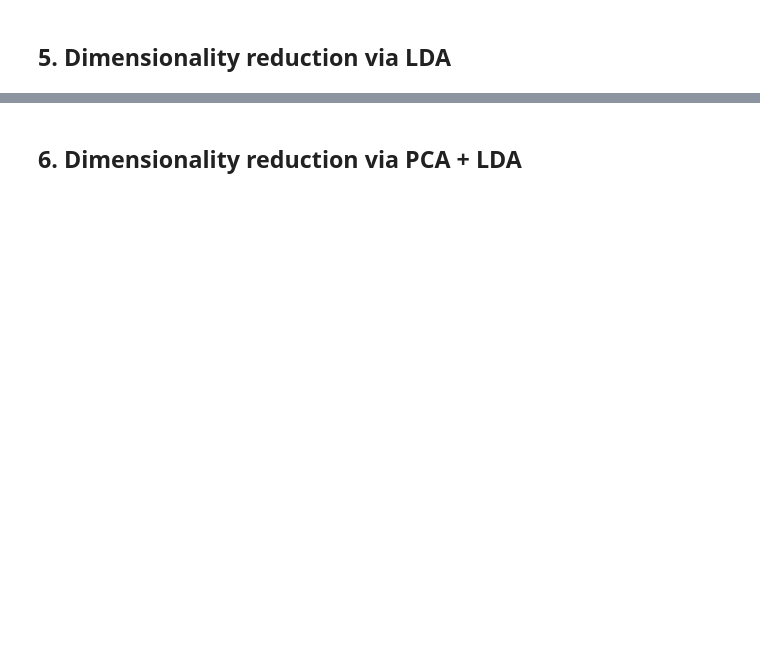
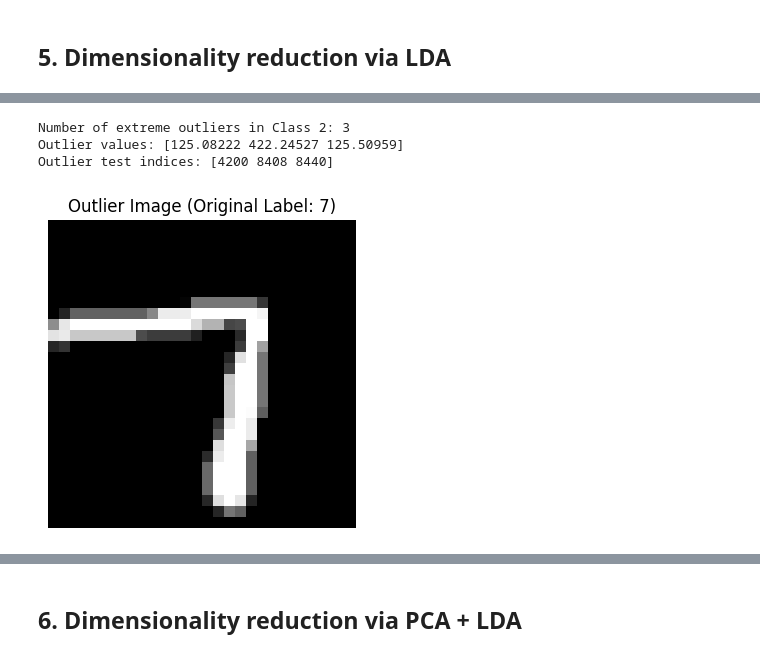
Before and after one commit to tcharos/Image-Classification-SVM, a Jupyter notebook: SignalProcessing_Assignment_2.ipynb, the cells around one changed output, grey strips where cells are left out. Cells and saved outputs as stored; diff of their text form; code cells hidden in the pictures; blank space fills up the shorter version.

```diff
--- a/SignalProcessing_Assignment_2.ipynb
+++ b/SignalProcessing_Assignment_2.ipynb
@@ -292,3 +395,28 @@ plt.show()
+# %%
+# Outlier investigation
+
+# Find the outlier(s)
+outlier_mask = class2_data > 50
+print(f"Number of extreme outliers in Class 2: {outlier_mask.sum()}")
+print(f"Outlier values: {class2_data[outlier_mask]}")
+
+# Find which test sample it is
+outlier_indices = np.where((y_test_final == 1) & (X_test_lda.flatten() > 50))[0]
+print(f"Outlier test indices: {outlier_indices}")
+
+# Visualize the outlier image
+if len(outlier_indices) > 0:
+    idx = outlier_indices[0]
+    plt.figure(figsize=(4, 4))
+    plt.imshow(X_test[idx], cmap='gray')
+    plt.title(f"Outlier Image (Original Label: {y_test[idx]})")
+    plt.axis('off')
+    plt.show()
+# %% [output]
+Number of extreme outliers in Class 2: 3
+Outlier values: [125.08222 422.24527 125.50959]
+Outlier test indices: [4200 8408 8440]
+[figure, added]
 # %%
 # Train and evaluate SVM on LDA features
 
```
Also changed, not shown: parts of 21 cells of this notebook.
